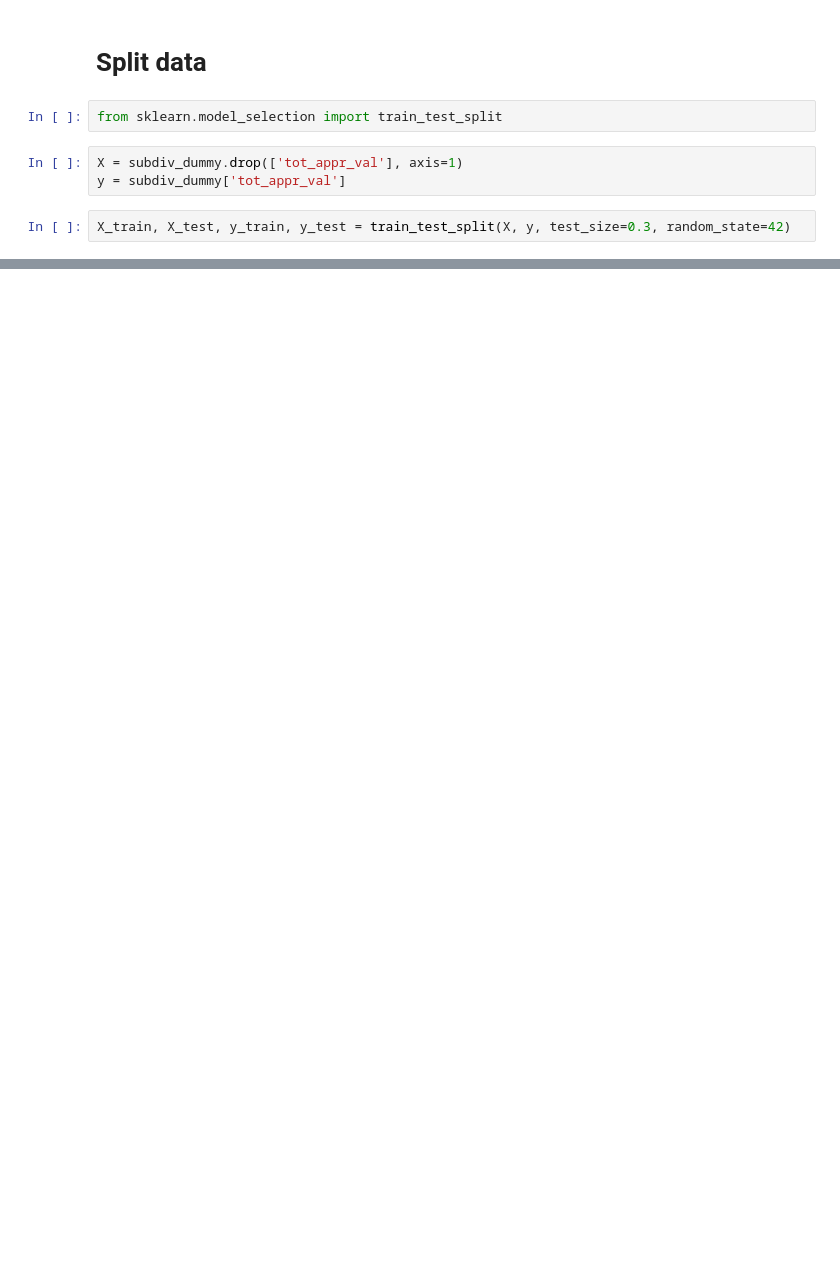
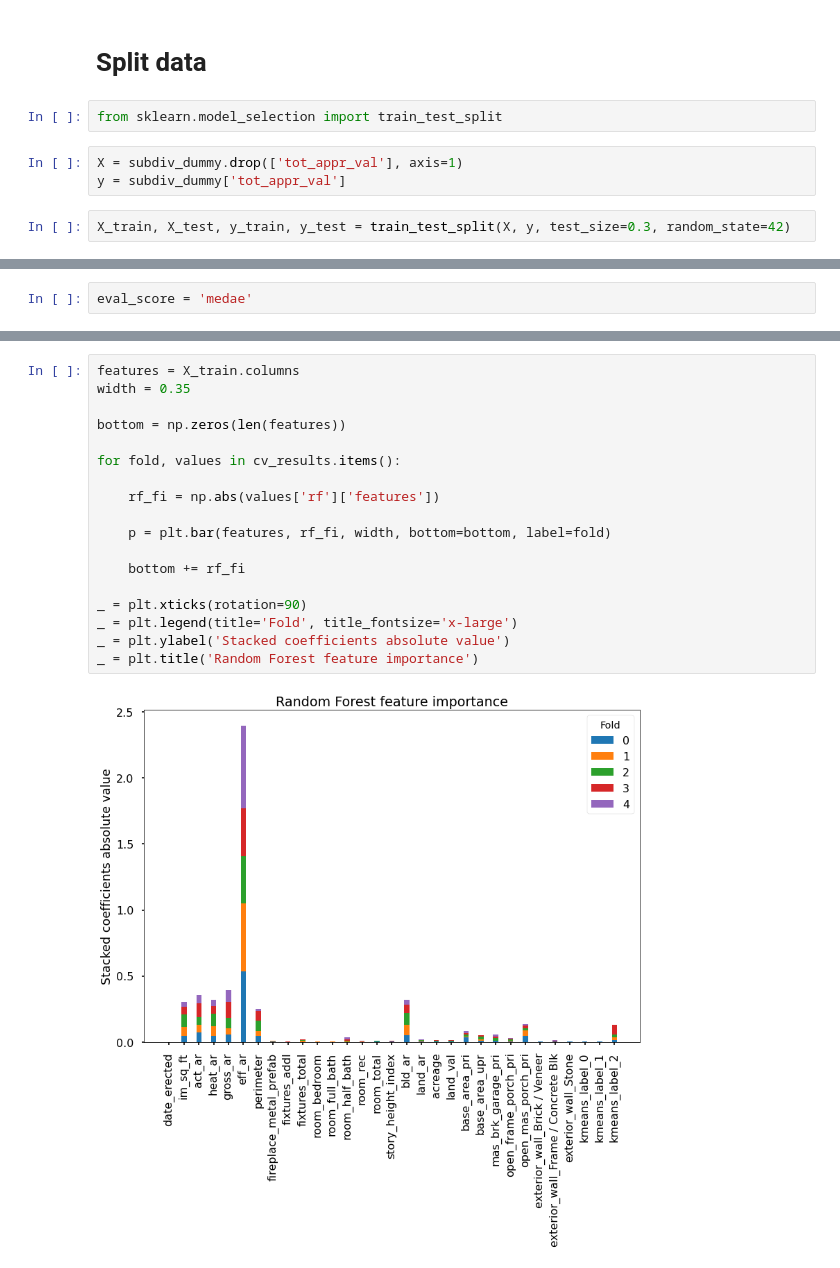
Before and after one commit to RafaelPinto/hcad_pred, a Jupyter notebook: notebooks/01_Exploratory/3.1-rp-hcad-preprocessing_data_split_CV_feature_selection_and_modeling.ipynb, the cells around one changed output, grey strips where cells are left out. Drawn from its saved outputs; the diff is of its cells as text; blank space fills up the shorter version.

```diff
--- a/notebooks/01_Exploratory/3.1-rp-hcad-preprocessing_data_split_CV_feature_selection_and_modeling.ipynb
+++ b/notebooks/01_Exploratory/3.1-rp-hcad-preprocessing_data_split_CV_feature_selection_and_modeling.ipynb
@@ -164,0 +403,2 @@ https://stats.stackexchange.com/questions/266225/step-by-step-explanation-of-k-f
+# %%
+eval_score = 'medae'
@@ -164,0 +489,20 @@ https://stats.stackexchange.com/questions/266225/step-by-step-explanation-of-k-f
+# %%
+features = X_train.columns
+width = 0.35
+
+bottom = np.zeros(len(features))
+
+for fold, values in cv_results.items():
+
+    rf_fi = np.abs(values['rf']['features'])
+
+    p = plt.bar(features, rf_fi, width, bottom=bottom, label=fold)
+
+    bottom += rf_fi
+
+_ = plt.xticks(rotation=90)
+_ = plt.legend(title='Fold', title_fontsize='x-large')
+_ = plt.ylabel('Stacked coefficients absolute value')
+_ = plt.title('Random Forest feature importance')
+# %% [output]
+[figure, added]
```
Also changed, not shown: parts of 80 cells of this notebook, 7 other files.
